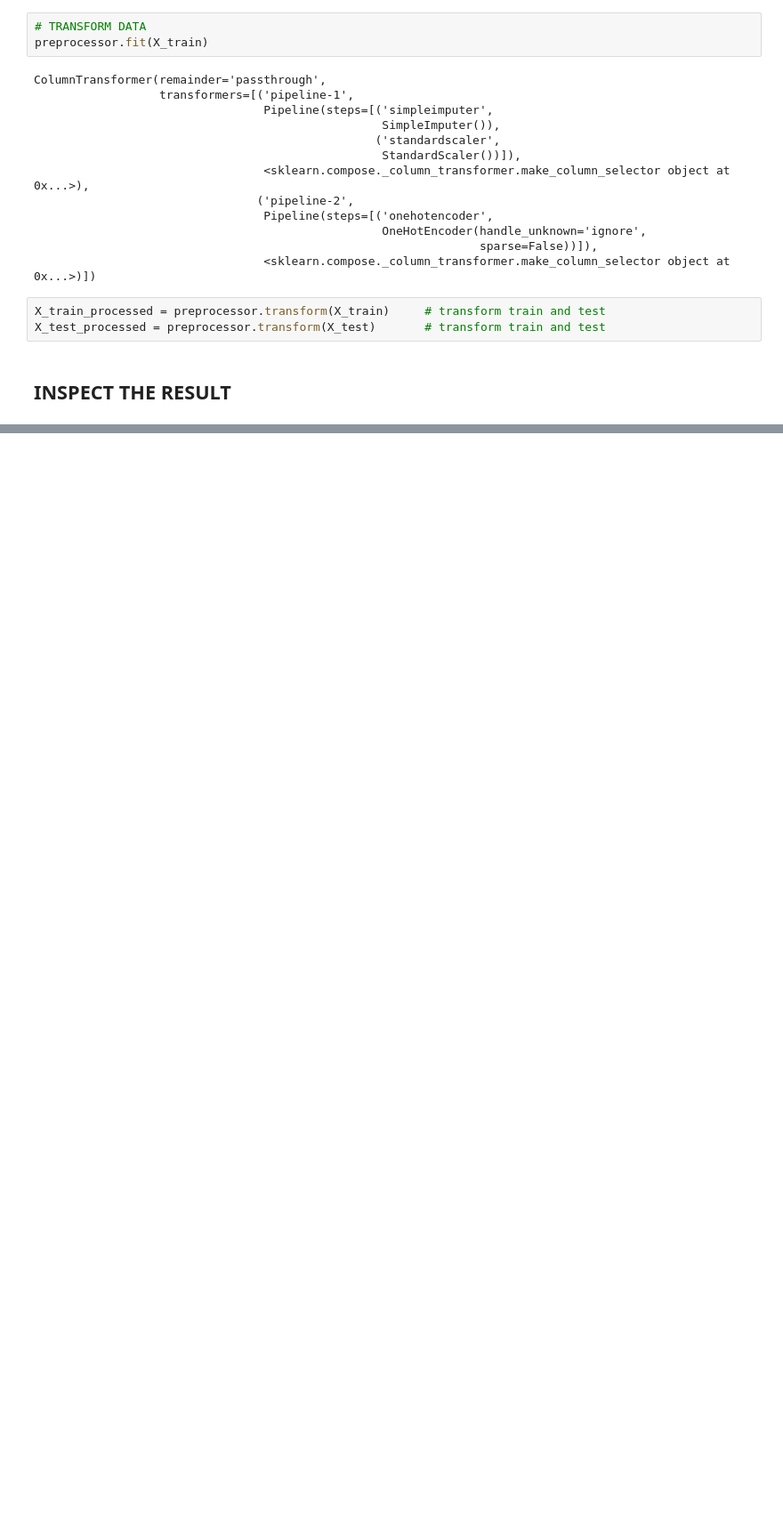
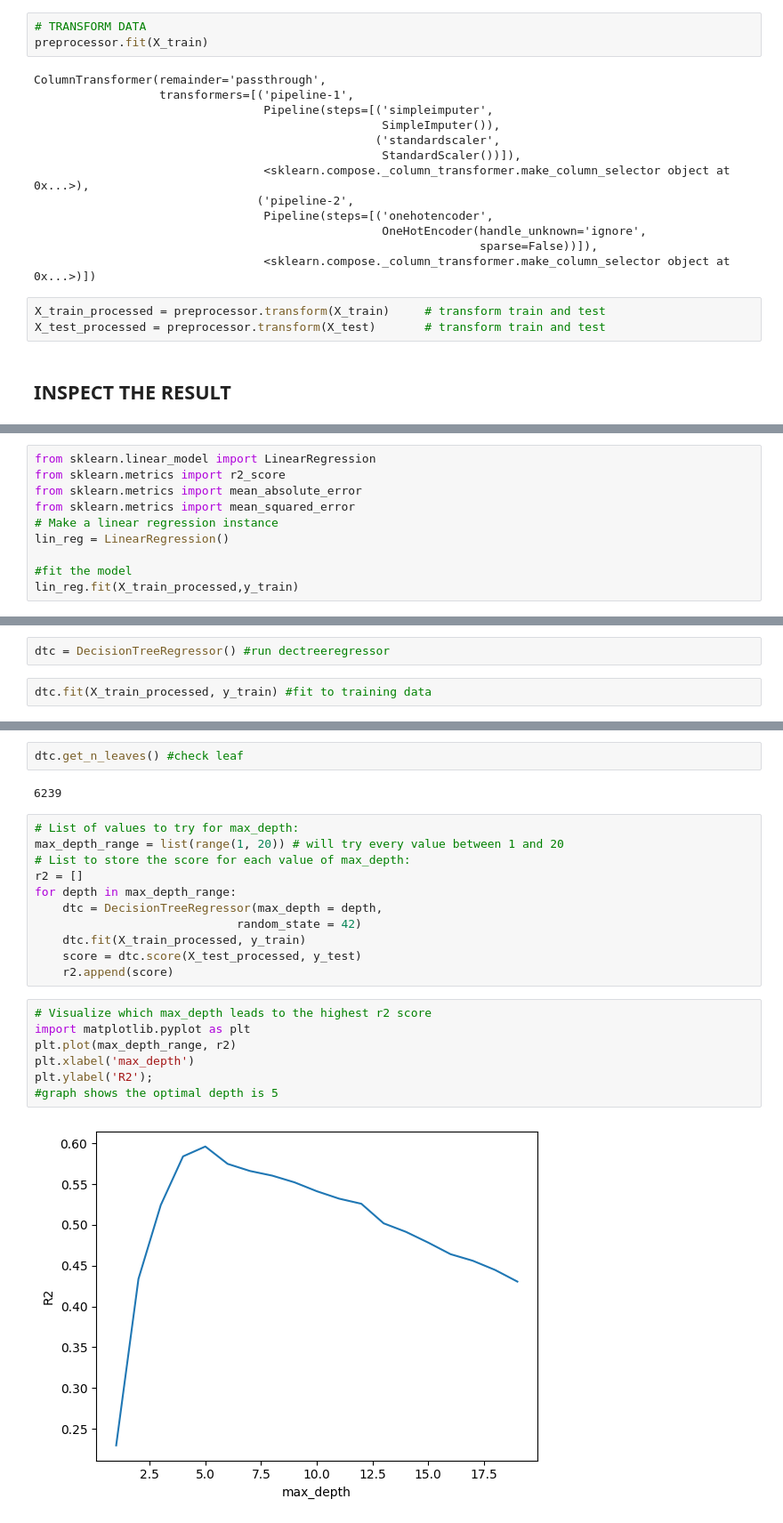
Before and after one commit to velascogringo/Sales_Prediction, a Jupyter notebook: Sales_Prediction_Core.ipynb, the cells around one changed output, grey strips where cells are left out. Shown at 89% size. Drawn from its saved outputs; the diff is of its cells as text; blank space fills up the shorter version.

```diff
--- a/Sales_Prediction_Core.ipynb
+++ b/Sales_Prediction_Core.ipynb
@@ -710,0 +716,10 @@ array([[ 0.81724868, -0.71277507,  1.82810922, ...,  0.        ,
+# %%
+from sklearn.linear_model import LinearRegression
+from sklearn.metrics import r2_score
+from sklearn.metrics import mean_absolute_error
+from sklearn.metrics import mean_squared_error
+# Make a linear regression instance
+lin_reg = LinearRegression()
+
+#fit the model
+lin_reg.fit(X_train_processed,y_train)
@@ -710,0 +807,4 @@ array([[ 0.81724868, -0.71277507,  1.82810922, ...,  0.        ,
+# %%
+dtc = DecisionTreeRegressor() #run dectreeregressor
+# %%
+dtc.fit(X_train_processed, y_train) #fit to training data
@@ -710,0 +870,24 @@ array([[ 0.81724868, -0.71277507,  1.82810922, ...,  0.        ,
+# %%
+dtc.get_n_leaves() #check leaf
+# %% [output]
+6239
+# %%
+# List of values to try for max_depth:
+max_depth_range = list(range(1, 20)) # will try every value between 1 and 20
+# List to store the score for each value of max_depth:
+r2 = []
+for depth in max_depth_range:
+    dtc = DecisionTreeRegressor(max_depth = depth,
+                             random_state = 42)
+    dtc.fit(X_train_processed, y_train)
+    score = dtc.score(X_test_processed, y_test)
+    r2.append(score)
+# %%
+# Visualize which max_depth leads to the highest r2 score
+import matplotlib.pyplot as plt
+plt.plot(max_depth_range, r2)
+plt.xlabel('max_depth')
+plt.ylabel('R2');
+#graph shows the optimal depth is 5
+# %% [output]
+[figure, added]
```
Also changed, not shown: parts of 25 cells of this notebook.
